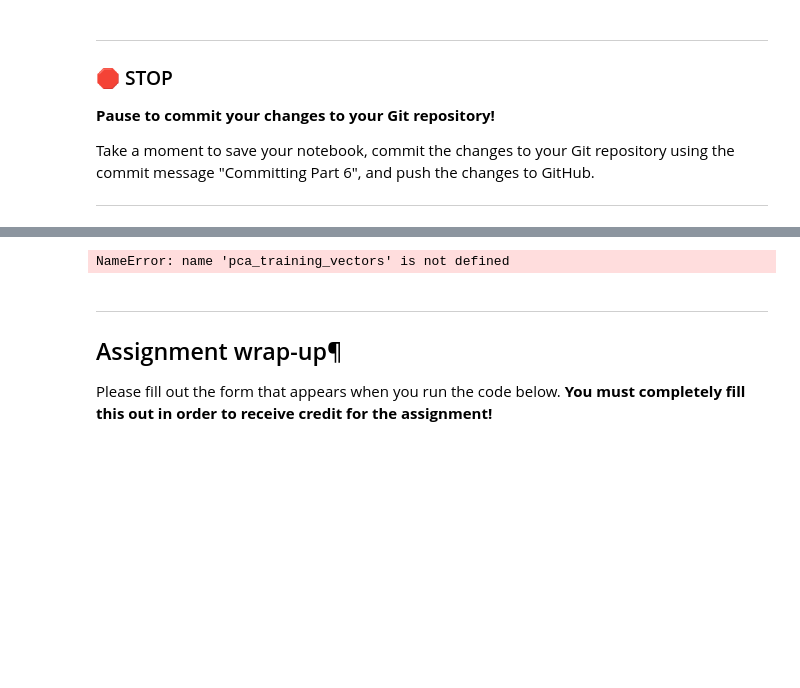
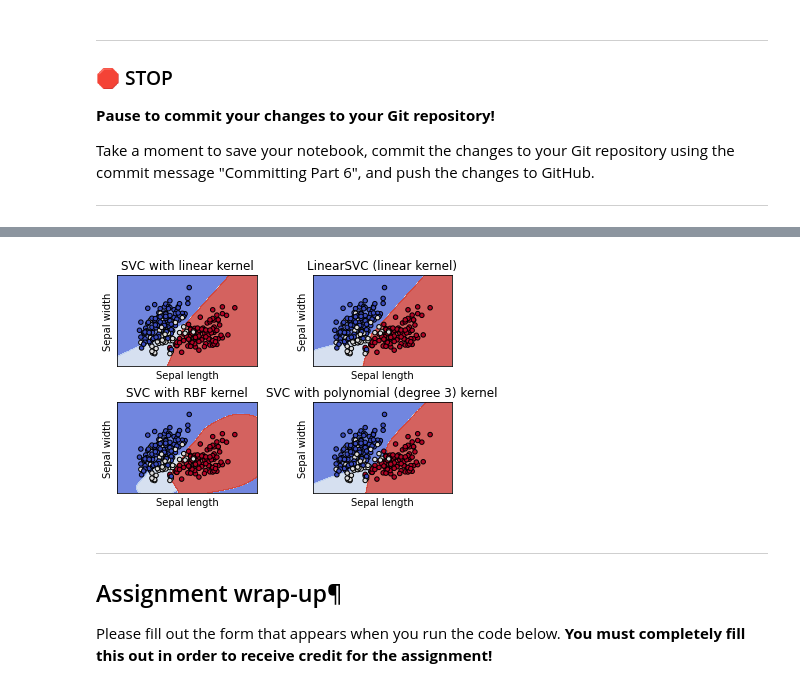
Before and after one commit to zimbot13/cmse202-f21-turnin, a Jupyter notebook: hw-05/HW-05_SVMandPCA-zimbot13.ipynb, the cells around one changed output, grey strips where cells are left out. Drawn from its saved outputs; the diff is of its cells as text; code cells hidden in the pictures; blank space fills up the shorter version.

```diff
--- a/hw-05/HW-05_SVMandPCA-zimbot13.ipynb
+++ b/hw-05/HW-05_SVMandPCA-zimbot13.ipynb
@@ -646,7 +647,7 @@ Since we didn't explicitly cover this in class, **you do not have to complete th
 
 **&#9989; Task 7.1 (2 *extra* points):** Try to create a plot of the decision boundaries for the 2 principle components using your "best estimator" parameters.
 # %%
-# Put your code here
+from sklearn import datasets
 def make_meshgrid(x, y, h=0.02):
     """Create a mesh of points to plot in
 
@@ -683,14 +684,14 @@ def plot_contours(ax, clf, xx, yy, **params):
     return out
 
 
-# import some data to play with
 
-# Take the first two features. We could avoid this by using a two-dim dataset
-X = pca_train_vectors[:1]
-y = pca_training_vectors[:2]
+X = pca_train_vectors
+y = train_labels
 
-# we create an instance of SVM and fit out data. We do not scale our
-# data since we want to plot the support vectors
+
+
+
+
 C = 1.0  # SVM regularization parameter
 models = (
     svm.SVC(kernel="linear", C=C),
@@ -701,34 +702,34 @@ models = (
 models = (clf.fit(X, y) for clf in models)
 
 # title for the plots
 titles = (
     "SVC with linear kernel",
     "LinearSVC (linear kernel)",
     "SVC with RBF kernel",
     "SVC with polynomial (degree 3) kernel",
 )
 
 # Set-up 2x2 grid for plotting.
 fig, sub = plt.subplots(2, 2)
 plt.subplots_adjust(wspace=0.4, hspace=0.4)
 
 X0, X1 = X[:, 0], X[:, 1]
 xx, yy = make_meshgrid(X0, X1)
 
 for clf, title, ax in zip(models, titles, sub.flatten()):
     plot_contours(ax, clf, xx, yy, cmap=plt.cm.coolwarm, alpha=0.8)
     ax.scatter(X0, X1, c=y, cmap=plt.cm.coolwarm, s=20, edgecolors="k")
     ax.set_xlim(xx.min(), xx.max())
     ax.set_ylim(yy.min(), yy.max())
     ax.set_xlabel("Sepal length")
     ax.set_ylabel("Sepal width")
     ax.set_xticks(())
     ax.set_yticks(())
     ax.set_title(title)
 
 plt.show()
 # %% [output]
-NameError: name 'pca_training_vectors' is not defined
+[figure, added]
 # %% [markdown]
 ---
 ## Assignment wrap-up¶
```
Also changed, not shown: parts of 1 cell of this notebook.
